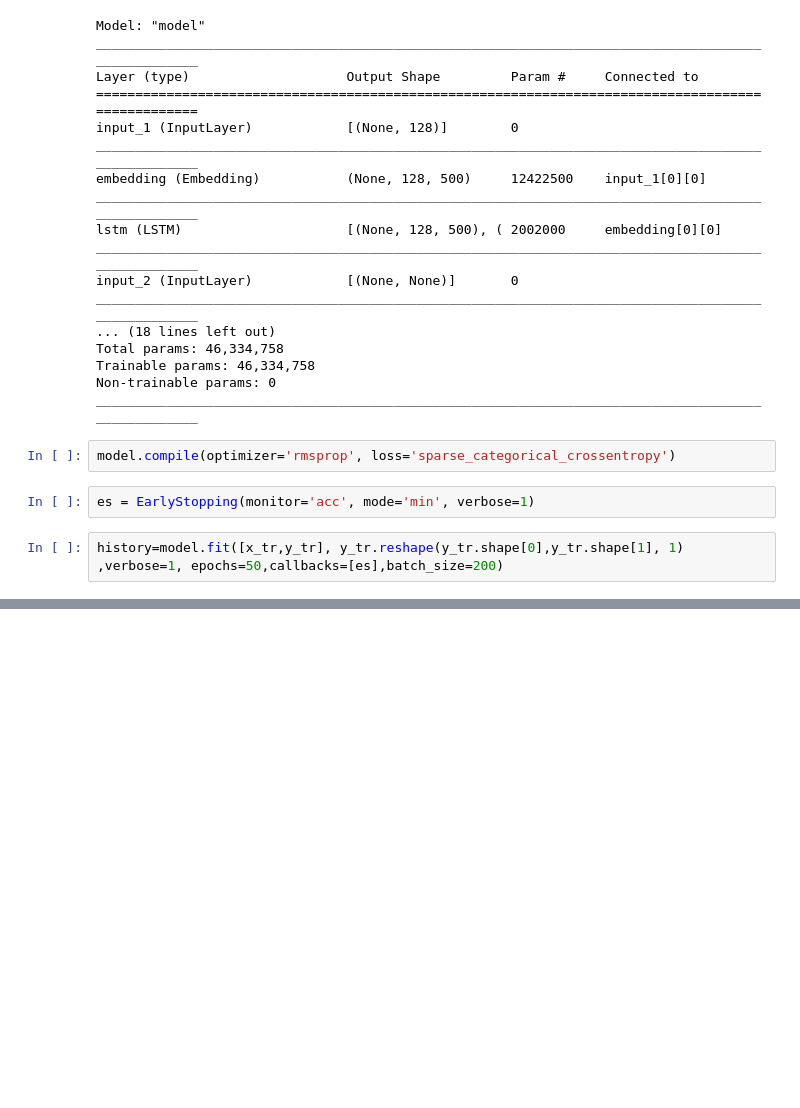
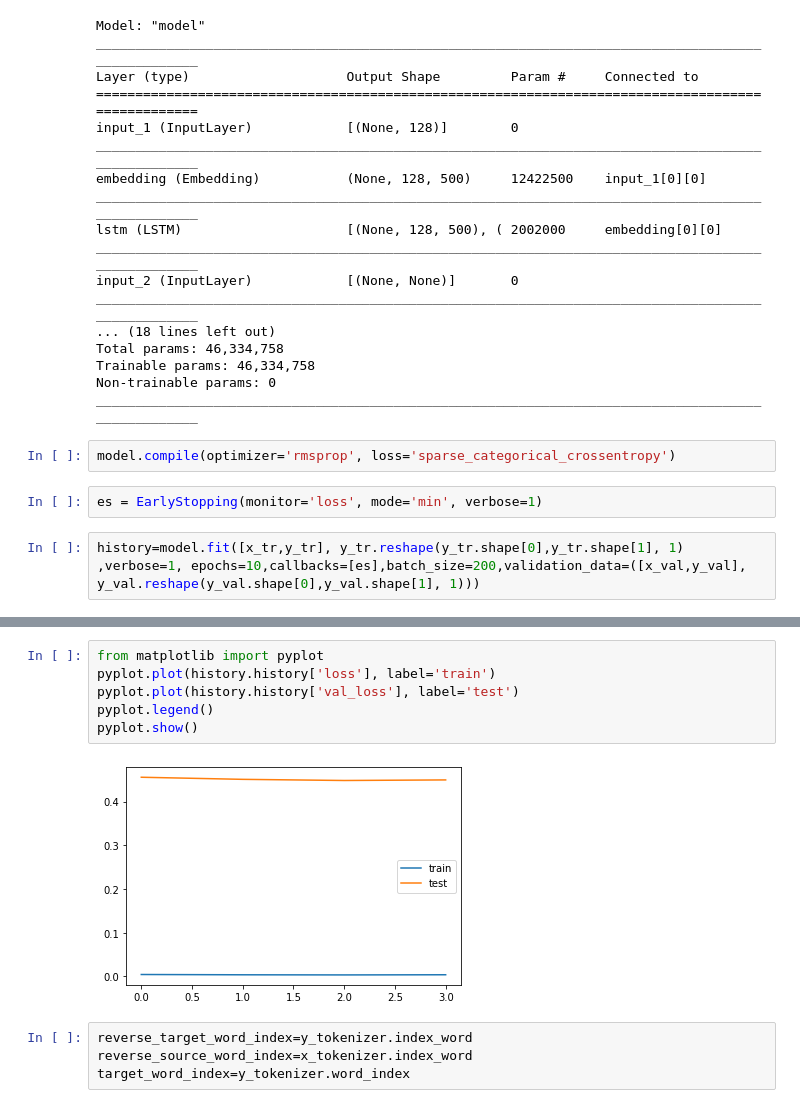
Before and after one commit to yashaswi2000/Text_summarisation, a Jupyter notebook: Ml_project.ipynb, the cells around one changed output, grey strips where cells are left out. Cells and saved outputs as stored; diff of their text form; blank space fills up the shorter version.

```diff
--- a/Ml_project.ipynb
+++ b/Ml_project.ipynb
@@ -407,7 +530,7 @@ ________________________________________________________________________________
 # %%
 model.compile(optimizer='rmsprop', loss='sparse_categorical_crossentropy')
 # %%
-es = EarlyStopping(monitor='acc', mode='min', verbose=1)
+es = EarlyStopping(monitor='loss', mode='min', verbose=1)
 # %%
-history=model.fit([x_tr,y_tr], y_tr.reshape(y_tr.shape[0],y_tr.shape[1], 1) ,verbose=1, epochs=50,callbacks=[es],batch_size=200)
+history=model.fit([x_tr,y_tr], y_tr.reshape(y_tr.shape[0],y_tr.shape[1], 1) ,verbose=1, epochs=10,callbacks=[es],batch_size=200,validation_data=([x_val,y_val], y_val.reshape(y_val.shape[0],y_val.shape[1], 1)))
 # %% [output]
@@ -430,0 +557,12 @@ Epoch 43/50
+# %%
+from matplotlib import pyplot
+pyplot.plot(history.history['loss'], label='train')
+pyplot.plot(history.history['val_loss'], label='test')
+pyplot.legend()
+pyplot.show()
+# %% [output]
+[figure, added]
+# %%
+reverse_target_word_index=y_tokenizer.index_word
+reverse_source_word_index=x_tokenizer.index_word
+target_word_index=y_tokenizer.word_index
```
Also changed, not shown: parts of 6 cells of this notebook.
